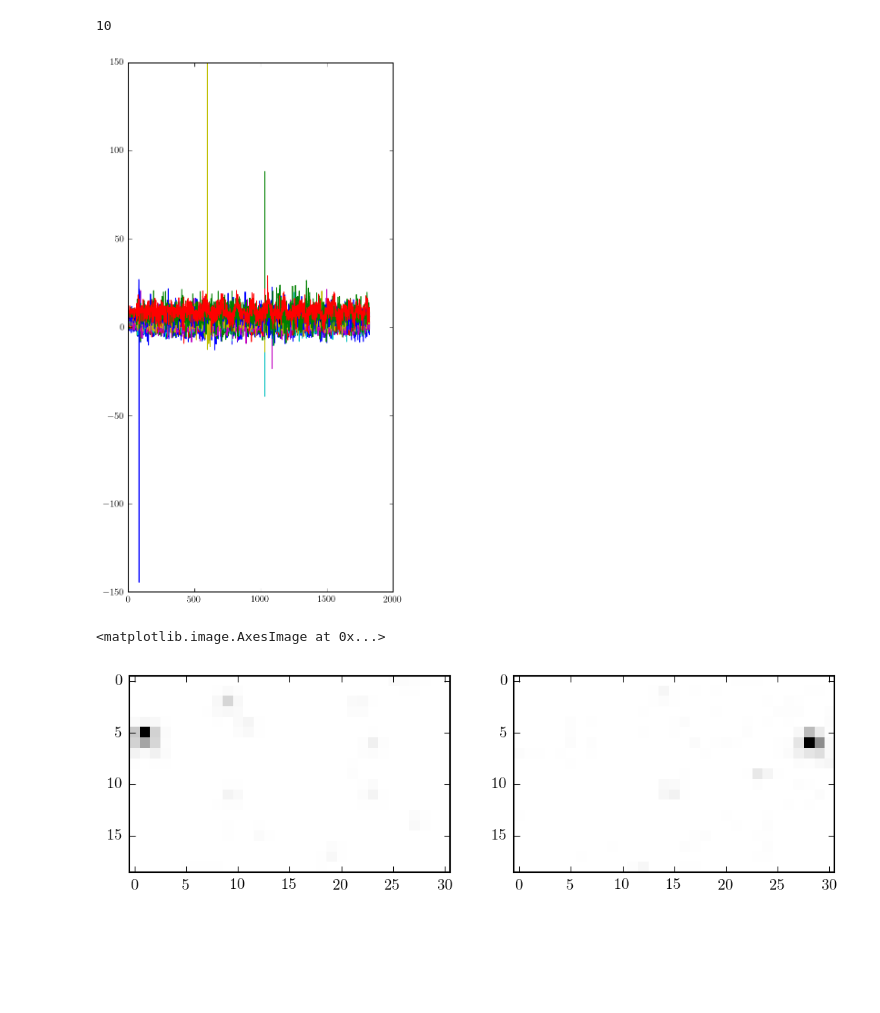
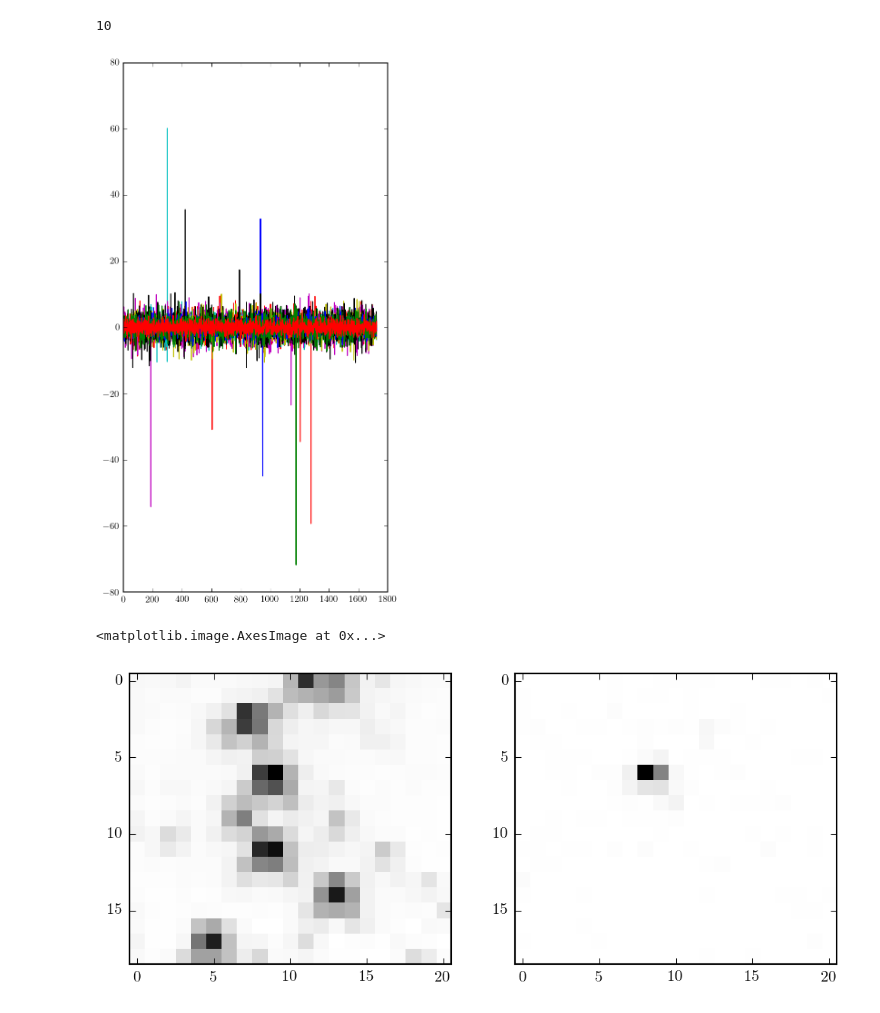
Before and after one commit to dfm/photoica, a Jupyter notebook: k2.ipynb, the cells around one changed output. Drawn from its saved outputs; the diff is of its cells as text; code cells hidden in the pictures; blank space fills up the shorter version.

```diff
--- a/k2.ipynb
+++ b/k2.ipynb
@@ -13,7 +13,7 @@ from sklearn.decomposition import FastICA, RandomizedPCA
 # %%
 with h5py.File("data/k2/superstamp.h5", "r") as f:
     time = f["time"][:]
-    i = np.arange(len(time))[np.isnan(time)][-1]
+    i = np.arange(len(time))[np.isnan(time)][-1] + 100
     time = time[i+1:]
     data = f["frames"][i+1:, :, :]
 data[data == 0] = np.nan
@@ -42,14 +37,14 @@ hw = 5
 ex = hw + 10
 
 xmn, xmx = 220, 239
-ymn, ymx = 300, 331
+ymn, ymx = 320, 341
 
 # for i, j in product(range(0, scaled.shape[1], hw+1), range(0, scaled.shape[1], hw+1)):
 for i, j in product(range(xmn, xmx, hw+1), range(ymn, ymx, hw+1)):
     # Select target and predictor pixels.
     window = m & (i - hw <= X) & (X <= i + hw) & (j - hw <= Y) & (Y <= j + hw)
     r2 = (X-i)**2 + (Y-j)**2
-    others = m & ((i - ex > X) | (X > i + ex) | (j - ex > Y) | (Y > j + ex)) & (r2 < 45**2)
+    others = m & ((i - ex > X) | (X > i + ex) | (j - ex > Y) | (Y > j + ex)) & (r2 < 40**2)
     print(i, j, window.sum(), others.sum())
 
     if not (np.any(window) and np.any(others)):
@@ -137,19 +131,19 @@ print(n)
 10
 # %%
 pl.figure(figsize=(5, 10))
-pl.plot(model.components_.T + 1*np.arange(n));
+pl.plot(model.components_.T + 1e-6*np.arange(n));
 # %% [output]
-[figure, old version]
+[figure, new version]
 # %%
 fig, axes = pl.subplots(1, 2, figsize=(8, 4))
-v = model.components_[9]
+v = model.components_[1]
 comp = np.abs((np.dot(v, block)).reshape(d[0].shape))
 
-axes[0].imshow(data[0, xmn:xmx, ymn:ymx], cmap="gray_r", interpolation="nearest")
+axes[0].imshow(np.log(data[0, xmn:xmx, ymn:ymx]), cmap="gray_r", interpolation="nearest")
 axes[1].imshow(comp, cmap="gray_r", interpolation="nearest")
 # %% [output]
 <matplotlib.image.AxesImage at 0x...>
-[figure, old version]
+[figure, new version]
 # %%
 c = np.dot(v, block)
 c /= np.sum(c)
```
Also changed, not shown: parts of 8 cells of this notebook, 3 other files.
